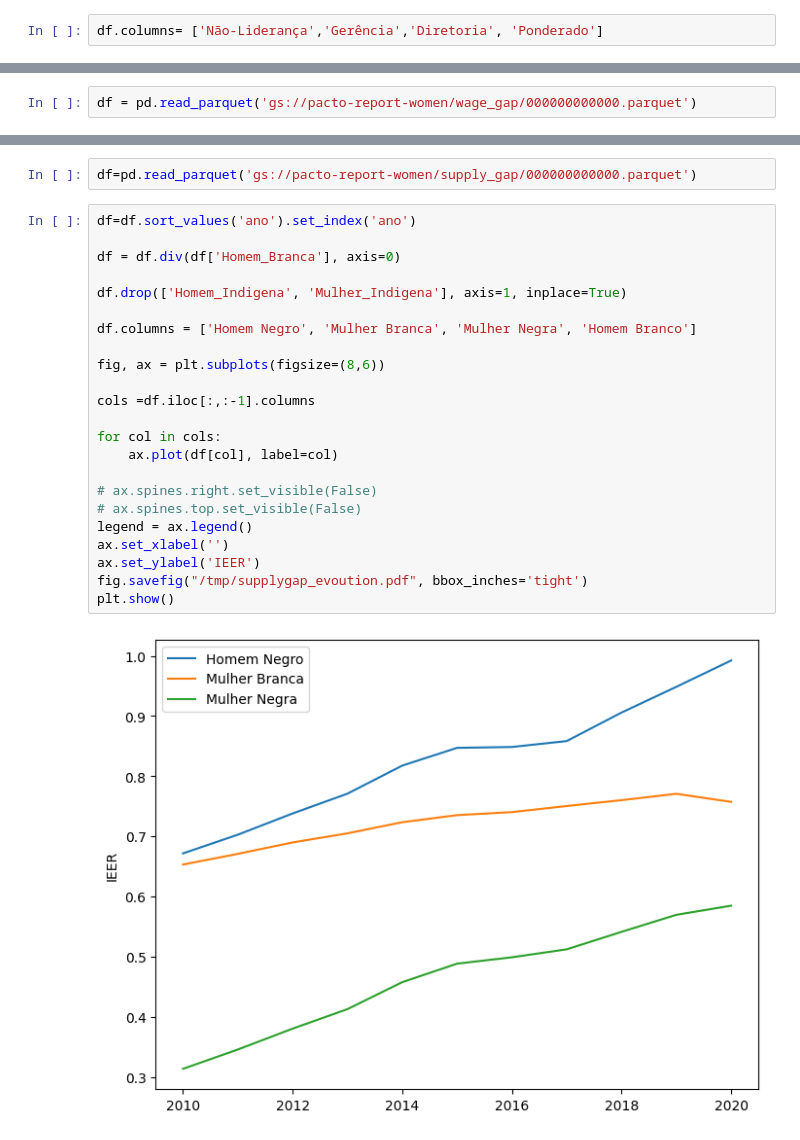
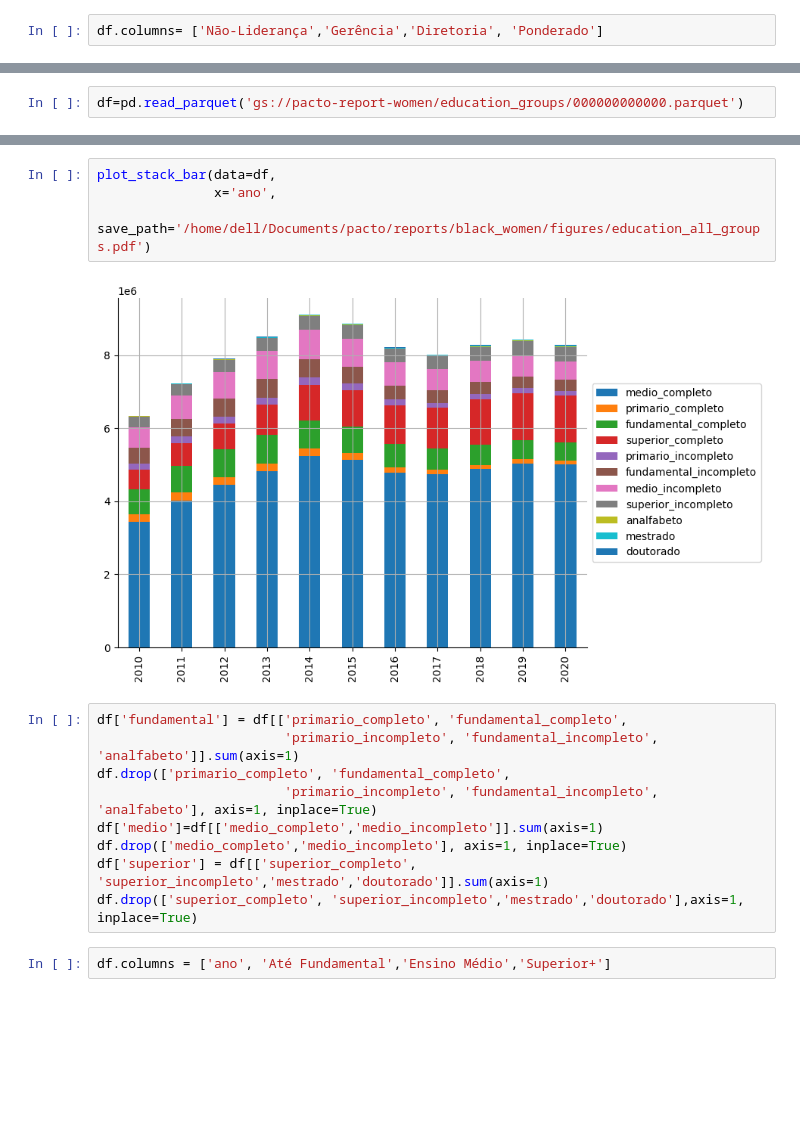
Before and after one commit to pactoPelaEquidade/reports, a Jupyter notebook: black_women/notebooks/report.ipynb, the cells around one changed output, grey strips where cells are left out. Drawn from its saved outputs; the diff is of its cells as text; blank space fills up the shorter version.

Commit message:
add education query

```diff
--- a/black_women/notebooks/report.ipynb
+++ b/black_women/notebooks/report.ipynb
@@ -34,2 +56,2 @@ plt.show()
 # %%
-df = pd.read_parquet('gs://pacto-report-women/wage_gap/000000000000.parquet')
+df=pd.read_parquet('gs://pacto-report-women/education_groups/000000000000.parquet')
@@ -60,27 +58,17 @@ plt.show()
-# %%
-df=pd.read_parquet('gs://pacto-report-women/supply_gap/000000000000.parquet')
-# %%
-df=df.sort_values('ano').set_index('ano')
-
-df = df.div(df['Homem_Branca'], axis=0)
-
-df.drop(['Homem_Indigena', 'Mulher_Indigena'], axis=1, inplace=True)
-
-df.columns = ['Homem Negro', 'Mulher Branca', 'Mulher Negra', 'Homem Branco']
-
-fig, ax = plt.subplots(figsize=(8,6))
-
-cols =df.iloc[:,:-1].columns
-
-for col in cols:
-    ax.plot(df[col], label=col)
-
-# ax.spines.right.set_visible(False)
-# ax.spines.top.set_visible(False)
-legend = ax.legend()
-ax.set_xlabel('')
-ax.set_ylabel('IEER')
-fig.savefig("/tmp/supplygap_evoution.pdf", bbox_inches='tight')
-plt.show()
-# %% [output]
-[figure, removed]
+# %%
+plot_stack_bar(data=df,
+               x='ano',
+                 save_path='/home/dell/Documents/pacto/reports/black_women/figures/education_all_groups.pdf')
+# %% [output]
+[figure, added]
+# %%
+df['fundamental'] = df[['primario_completo', 'fundamental_completo',
+                        'primario_incompleto', 'fundamental_incompleto', 'analfabeto']].sum(axis=1)
+df.drop(['primario_completo', 'fundamental_completo',
+                        'primario_incompleto', 'fundamental_incompleto', 'analfabeto'], axis=1, inplace=True)
+df['medio']=df[['medio_completo','medio_incompleto']].sum(axis=1)
+df.drop(['medio_completo','medio_incompleto'], axis=1, inplace=True)
+df['superior'] = df[['superior_completo', 'superior_incompleto','mestrado','doutorado']].sum(axis=1)
+df.drop(['superior_completo', 'superior_incompleto','mestrado','doutorado'],axis=1, inplace=True)
+# %%
+df.columns = ['ano', 'Até Fundamental','Ensino Médio','Superior+']
```
Also changed, not shown: parts of 11 cells of this notebook, 11 other files.
